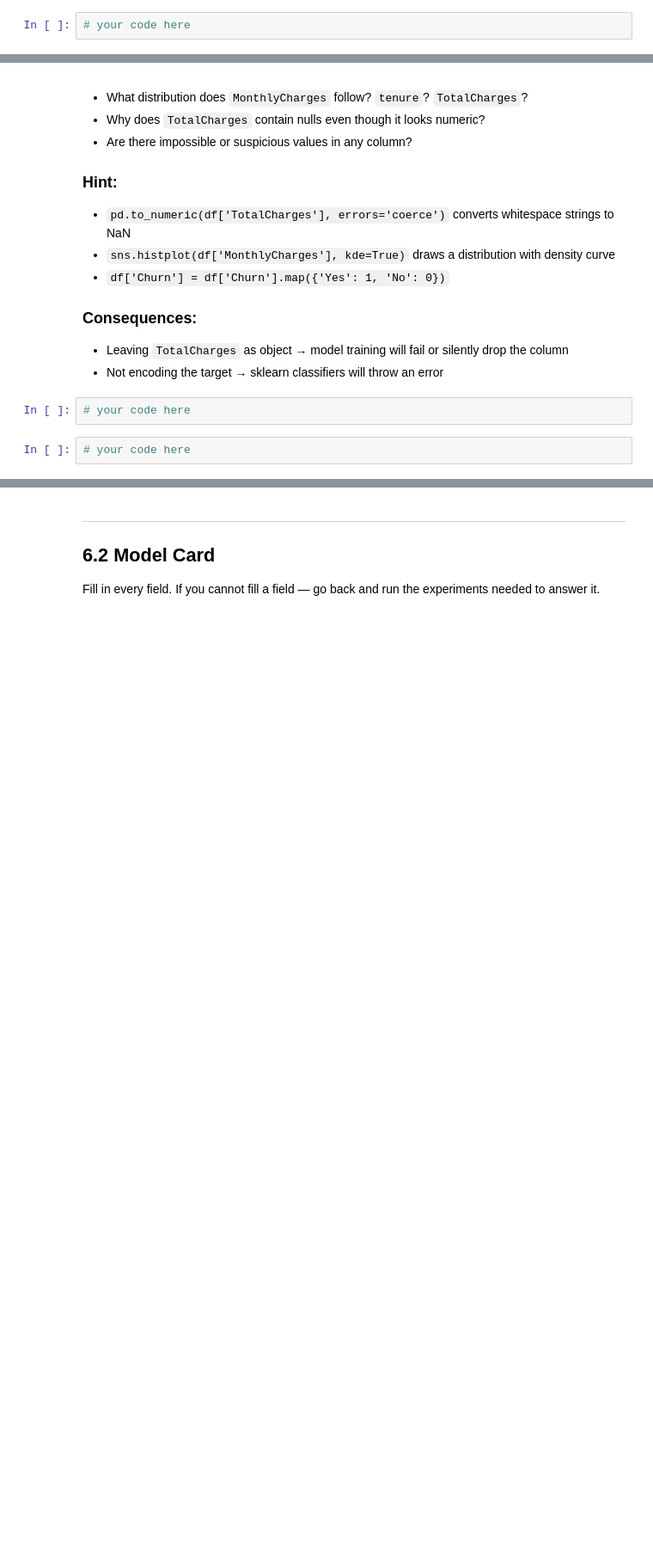
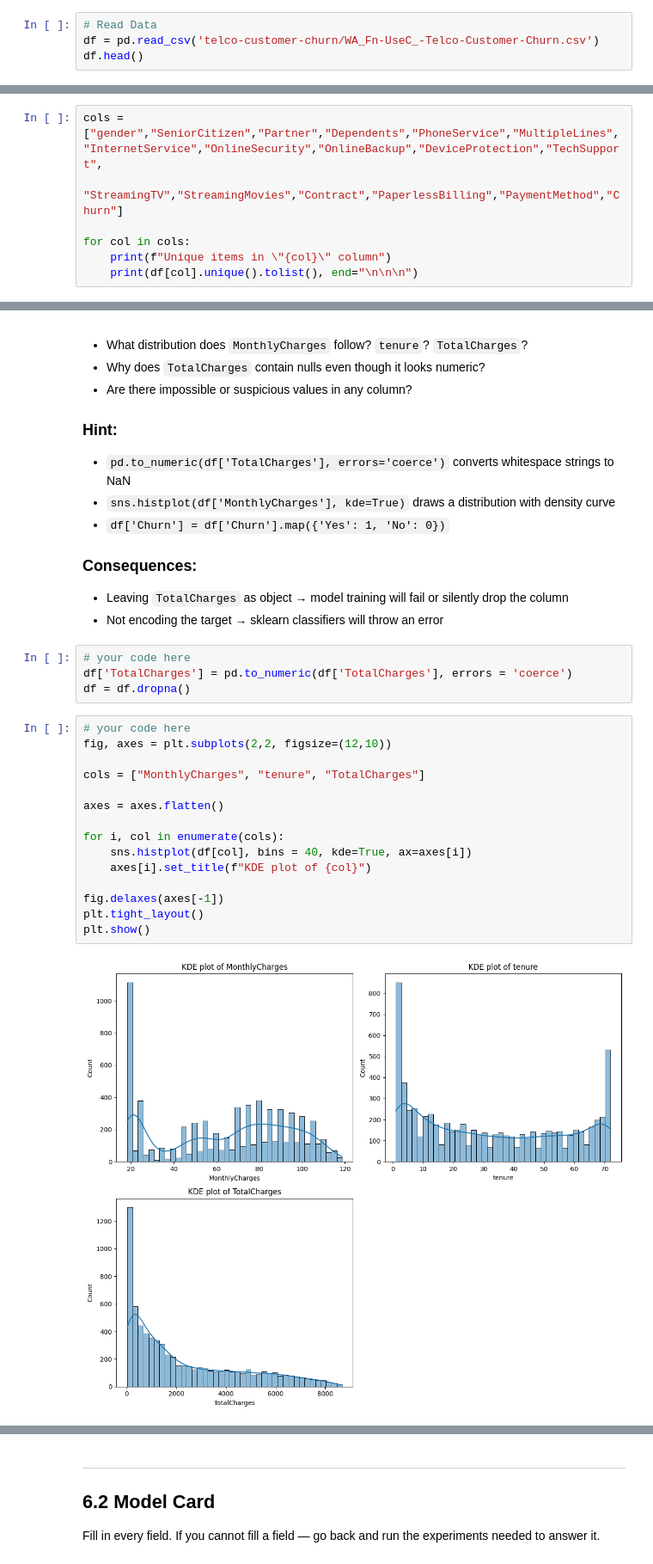
Before and after one commit to pankajmehta07/FuseMachines-AI-MicroDegree-2026, a Jupyter notebook: Week4/W4_Linear_Models_Assignment.ipynb, the cells around one changed output, grey strips where cells are left out. Shown at 86% size. Saved outputs shown, nothing was run; the diff lists cells and outputs as text; blank space fills up the shorter version.

```diff
--- a/Week4/W4_Linear_Models_Assignment.ipynb
+++ b/Week4/W4_Linear_Models_Assignment.ipynb
@@ -107,4 +137,6 @@ Training data is a finite, imperfect sample of the real world. Before modelling,
 - Use `.head()`, `.info()`, `.describe()` to get a full picture
 - `TotalCharges` is stored as object — there are whitespace strings `' '` hiding as nulls
 # %%
-# your code here
+# Read Data
+df = pd.read_csv('telco-customer-churn/WA_Fn-UseC_-Telco-Customer-Churn.csv')
+df.head()
@@ -114,0 +206,7 @@ Training data is a finite, imperfect sample of the real world. Before modelling,
+# %%
+cols = ["gender","SeniorCitizen","Partner","Dependents","PhoneService","MultipleLines","InternetService","OnlineSecurity","OnlineBackup","DeviceProtection","TechSupport",
+        "StreamingTV","StreamingMovies","Contract","PaperlessBilling","PaymentMethod","Churn"]
+
+for col in cols:
+    print(f"Unique items in \"{col}\" column")
+    print(df[col].unique().tolist(), end="\n\n\n")
@@ -169,7 +324,24 @@ Write out the ML problem formally using the structure below.
 - Not encoding the target → sklearn classifiers will throw an error
 # %%
 # your code here
+df['TotalCharges'] = pd.to_numeric(df['TotalCharges'], errors = 'coerce')
+df = df.dropna()
 # %%
 # your code here
+fig, axes = plt.subplots(2,2, figsize=(12,10))
+
+cols = ["MonthlyCharges", "tenure", "TotalCharges"]
+
+axes = axes.flatten()
+
+for i, col in enumerate(cols):
+    sns.histplot(df[col], bins = 40, kde=True, ax=axes[i])
+    axes[i].set_title(f"KDE plot of {col}")
+
+fig.delaxes(axes[-1])
+plt.tight_layout()
+plt.show()
+# %% [output]
+[figure, added]
 # %%
 # your code here
```
Also changed, not shown: parts of 81 cells of this notebook, 3 other files.
